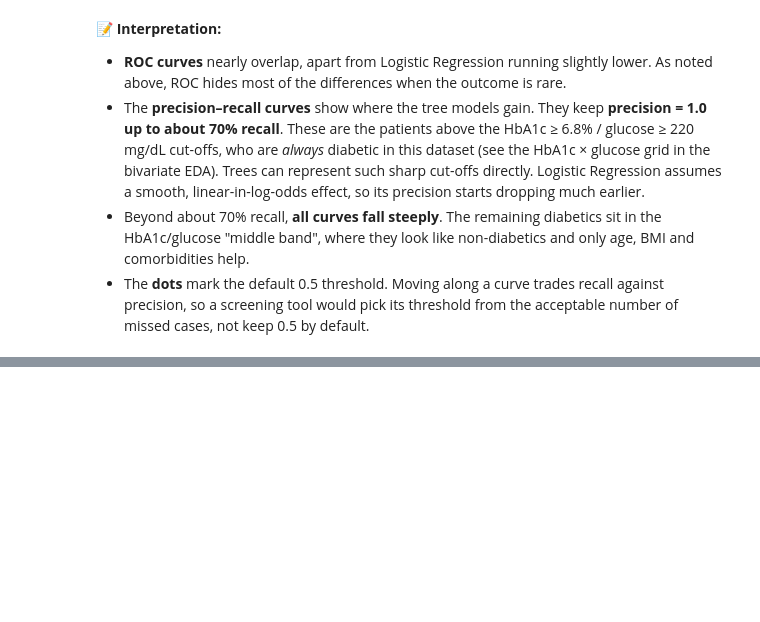
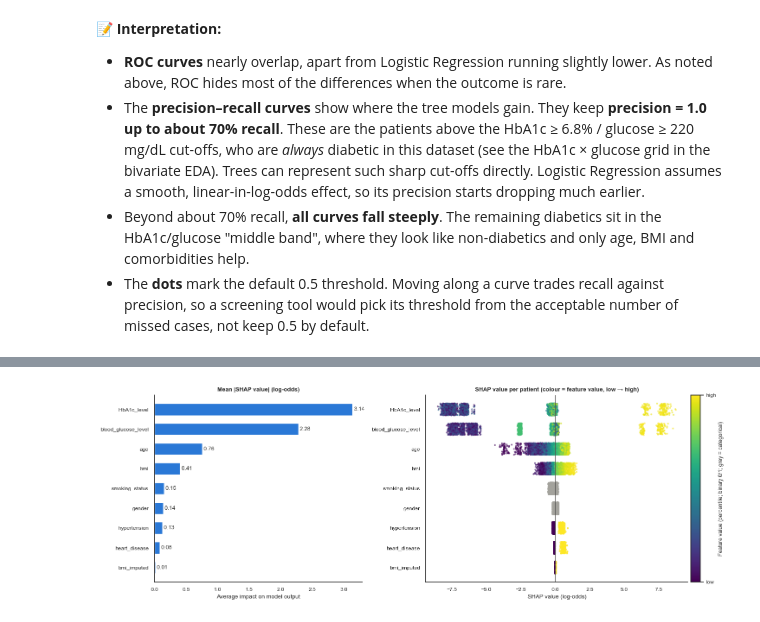
Before and after one commit to Aaminvh/Diabetes-prediction, a Jupyter notebook: Notebook/analysis.ipynb, the cells around one changed output, grey strips where cells are left out. Cells and saved outputs as stored; diff of their text form; code cells hidden in the pictures; blank space fills up the shorter version.

```diff
--- a/Notebook/analysis.ipynb
+++ b/Notebook/analysis.ipynb
@@ -1379,0 +1623,54 @@ plt.show()
+# %%
+import xgboost
+
+shap_sample = X_te.sample(5000, random_state=RANDOM_STATE)
+prep_fitted = xgb_best.named_steps["prep"]
+X_shap = prep_fitted.transform(shap_sample)
+X_shap = X_shap.toarray() if hasattr(X_shap, "toarray") else X_shap
+enc_names = [n.split("__", 1)[1] for n in prep_fitted.get_feature_names_out()]
+
+contribs = xgb_best.named_steps["model"].get_booster().predict(xgboost.DMatrix(X_shap), pred_contribs=True)
+shap_enc = pd.DataFrame(contribs[:, :-1], columns=enc_names, index=shap_sample.index)   # last column = bias
+
+# Sum the one-hot columns back into their original feature
+shap_df = pd.DataFrame({f: shap_enc[[c for c in enc_names if c == f or c.startswith(f + "_")]].sum(axis=1)
+                        for f in FEATURES})
+shap_importance = shap_df.abs().mean().sort_values()
+del contribs, shap_enc, X_shap
+
+fig, axes = plt.subplots(1, 2, figsize=(15, 5.2), gridspec_kw={"width_ratios": [1, 1.5]})
+ax = axes[0]
+ax.barh(shap_importance.index, shap_importance.values, color="#2a78d6", height=0.6)
+for y_pos, v in enumerate(shap_importance.values):
+    ax.text(v, y_pos, f" {v:.2f}", va="center", fontsize=9, color="#2b2b29")
+ax.set(title="Mean |SHAP value| (log-odds)", xlabel="Average impact on model output")
+ax.grid(axis="y", visible=False)
+
+# Beeswarm-style view: one dot per patient, coloured by the feature's value (percentile within the sample)
+ax = axes[1]
+rng = np.random.default_rng(RANDOM_STATE)
+order = shap_importance.index
+for y_pos, f in enumerate(order):
+    vals = shap_df[f].to_numpy()
+    if f in CAT_FEATURES:
+        colors = MUTED
+    elif f in BIN_FEATURES:
+        colors = shap_sample[f].to_numpy()                 # 0/1 → low/high
+    else:
+        colors = shap_sample[f].rank(pct=True).to_numpy()  # percentile, robust to outliers
+    ax.scatter(vals, y_pos + rng.uniform(-0.3, 0.3, len(vals)), c=colors, cmap="viridis", s=4, alpha=0.5,
+               vmin=0, vmax=1, rasterized=True)
+ax.axvline(0, color="#52514e", lw=0.8)
+ax.set_yticks(range(len(order)), order)
+ax.set(title="SHAP value per patient (colour = feature value, low → high)", xlabel="SHAP value (log-odds)")
+ax.grid(axis="y", visible=False)
+sm = plt.cm.ScalarMappable(cmap="viridis", norm=plt.Normalize(0, 1))
+cbar = fig.colorbar(sm, ax=ax, pad=0.01, ticks=[0, 1])
+cbar.ax.set_yticklabels(["low", "high"])
+cbar.set_label("Feature value (percentile; binary 0/1; grey = categorical)", fontsize=9)
+for a in axes:
+    a.spines[["top", "right"]].set_visible(False)
+plt.tight_layout()
+plt.show()
+# %% [output]
+[figure, added]
```
Also changed, not shown: parts of 21 cells of this notebook.
